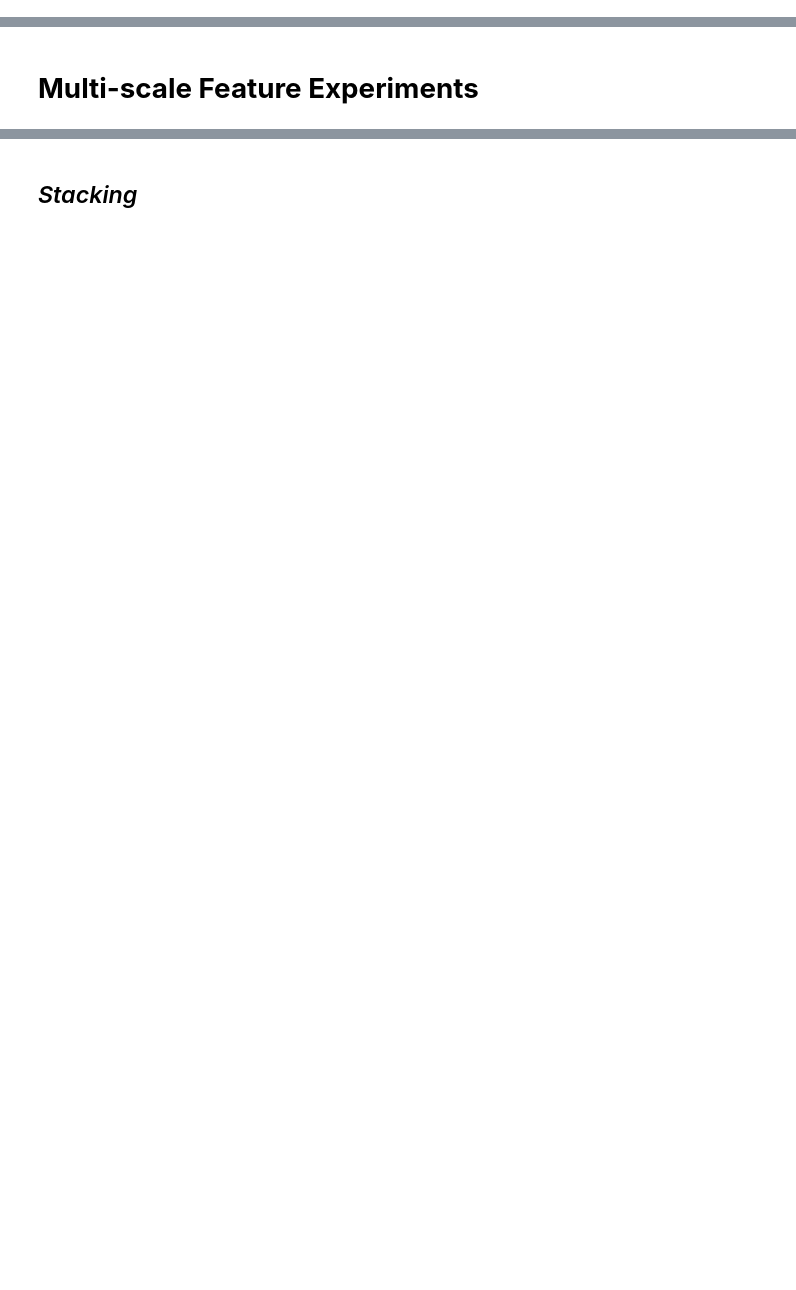
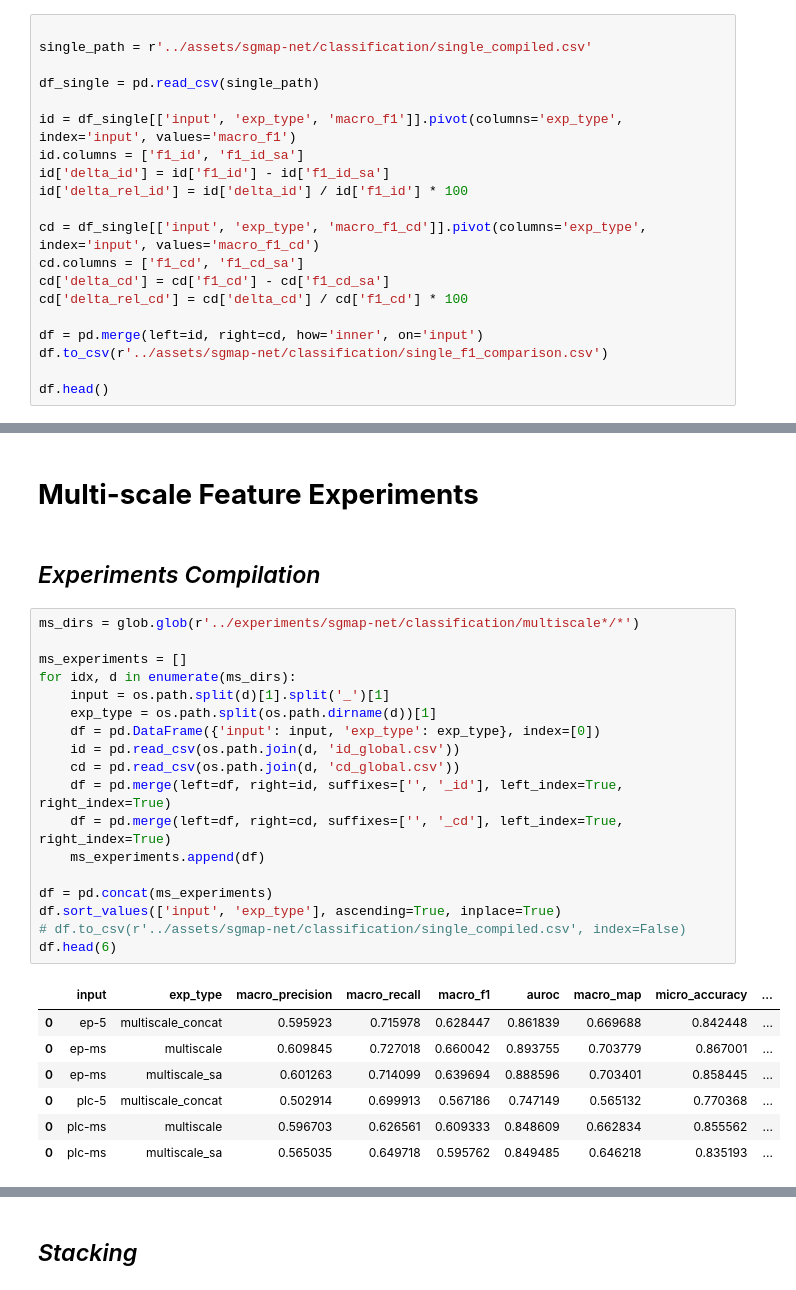
Before and after one commit to masseygeo/earthscape, a Jupyter notebook: notebooks/analysis_sgmapnet_cls.ipynb, the cells around one changed output, grey strips where cells are left out. Cells and saved outputs as stored; diff of their text form; blank space fills up the shorter version.

```diff
--- a/notebooks/analysis_sgmapnet_cls.ipynb
+++ b/notebooks/analysis_sgmapnet_cls.ipynb
@@ -397,0 +250,20 @@ print(p)
+# %%
+
+single_path = r'../assets/sgmap-net/classification/single_compiled.csv'
+
+df_single = pd.read_csv(single_path)
+
+id = df_single[['input', 'exp_type', 'macro_f1']].pivot(columns='exp_type', index='input', values='macro_f1')
+id.columns = ['f1_id', 'f1_id_sa']
+id['delta_id'] = id['f1_id'] - id['f1_id_sa']
+id['delta_rel_id'] = id['delta_id'] / id['f1_id'] * 100
+
+cd = df_single[['input', 'exp_type', 'macro_f1_cd']].pivot(columns='exp_type', index='input', values='macro_f1_cd')
+cd.columns = ['f1_cd', 'f1_cd_sa']
+cd['delta_cd'] = cd['f1_cd'] - cd['f1_cd_sa']
+cd['delta_rel_cd'] = cd['delta_cd'] / cd['f1_cd'] * 100
+
+df = pd.merge(left=id, right=cd, how='inner', on='input')
+df.to_csv(r'../assets/sgmap-net/classification/single_f1_comparison.csv')
+
+df.head()
@@ -398,2 +324,30 @@ print(p)
 # %% [markdown]
 # **Multi-scale Feature Experiments**
+# %% [markdown]
+## *Experiments Compilation*
+# %%
+ms_dirs = glob.glob(r'../experiments/sgmap-net/classification/multiscale*/*')
+
+ms_experiments = []
+for idx, d in enumerate(ms_dirs):
+    input = os.path.split(d)[1].split('_')[1]
+    exp_type = os.path.split(os.path.dirname(d))[1]
+    df = pd.DataFrame({'input': input, 'exp_type': exp_type}, index=[0])
+    id = pd.read_csv(os.path.join(d, 'id_global.csv'))
+    cd = pd.read_csv(os.path.join(d, 'cd_global.csv'))
+    df = pd.merge(left=df, right=id, suffixes=['', '_id'], left_index=True, right_index=True)
+    df = pd.merge(left=df, right=cd, suffixes=['', '_cd'], left_index=True, right_index=True)
+    ms_experiments.append(df)
+
+df = pd.concat(ms_experiments)
+df.sort_values(['input', 'exp_type'], ascending=True, inplace=True)
+# df.to_csv(r'../assets/sgmap-net/classification/single_compiled.csv', index=False)
+df.head(6)
+# %% [output]
+|  | input | exp_type | macro_precision | macro_recall | macro_f1 | auroc | macro_map | micro_accuracy | ... |
+| 0 | ep-5 | multiscale_concat | 0.595923 | 0.715978 | 0.628447 | 0.861839 | 0.669688 | 0.842448 | ... |
+| 0 | ep-ms | multiscale | 0.609845 | 0.727018 | 0.660042 | 0.893755 | 0.703779 | 0.867001 | ... |
+| 0 | ep-ms | multiscale_sa | 0.601263 | 0.714099 | 0.639694 | 0.888596 | 0.703401 | 0.858445 | ... |
+| 0 | plc-5 | multiscale_concat | 0.502914 | 0.699913 | 0.567186 | 0.747149 | 0.565132 | 0.770368 | ... |
+| 0 | plc-ms | multiscale | 0.596703 | 0.626561 | 0.609333 | 0.848609 | 0.662834 | 0.855562 | ... |
+| 0 | plc-ms | multiscale_sa | 0.565035 | 0.649718 | 0.595762 | 0.849485 | 0.646218 | 0.835193 | ... |
```
Also changed, not shown: parts of 29 cells of this notebook, 49 other files.
